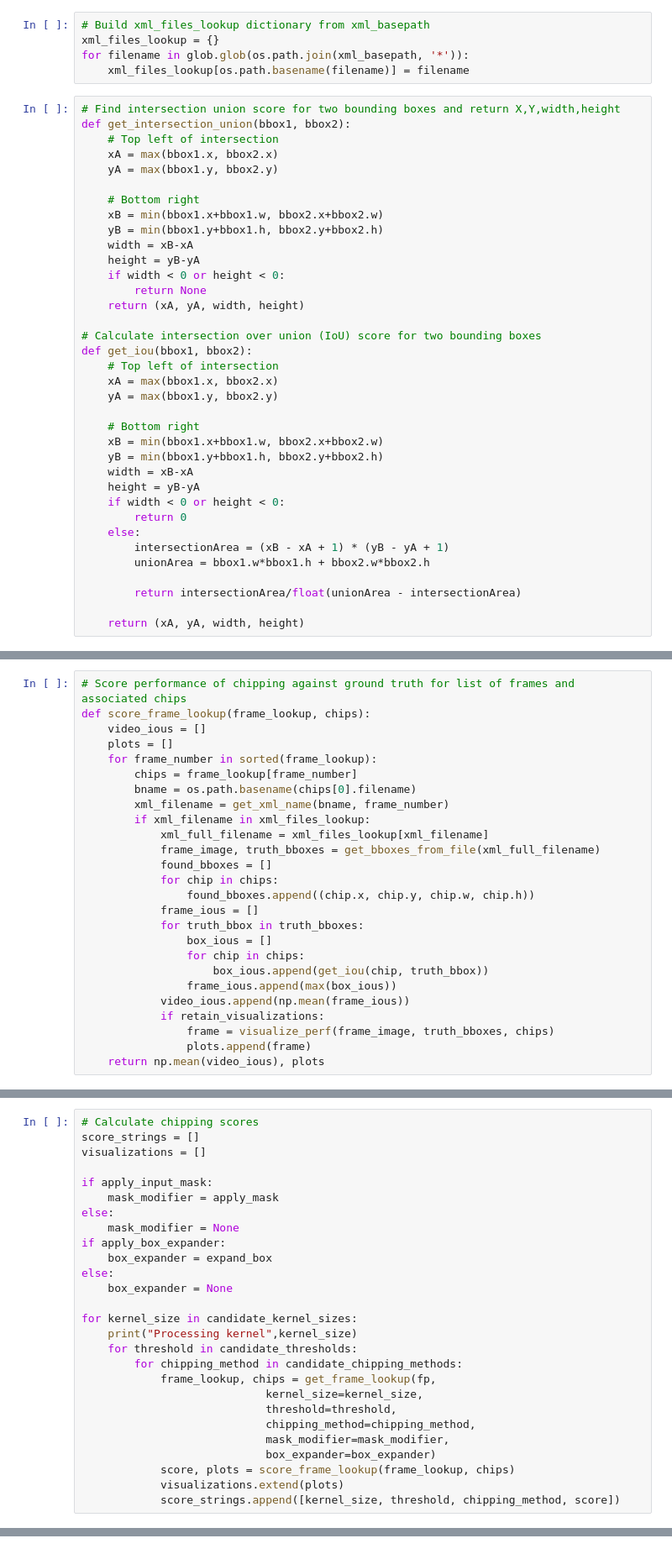
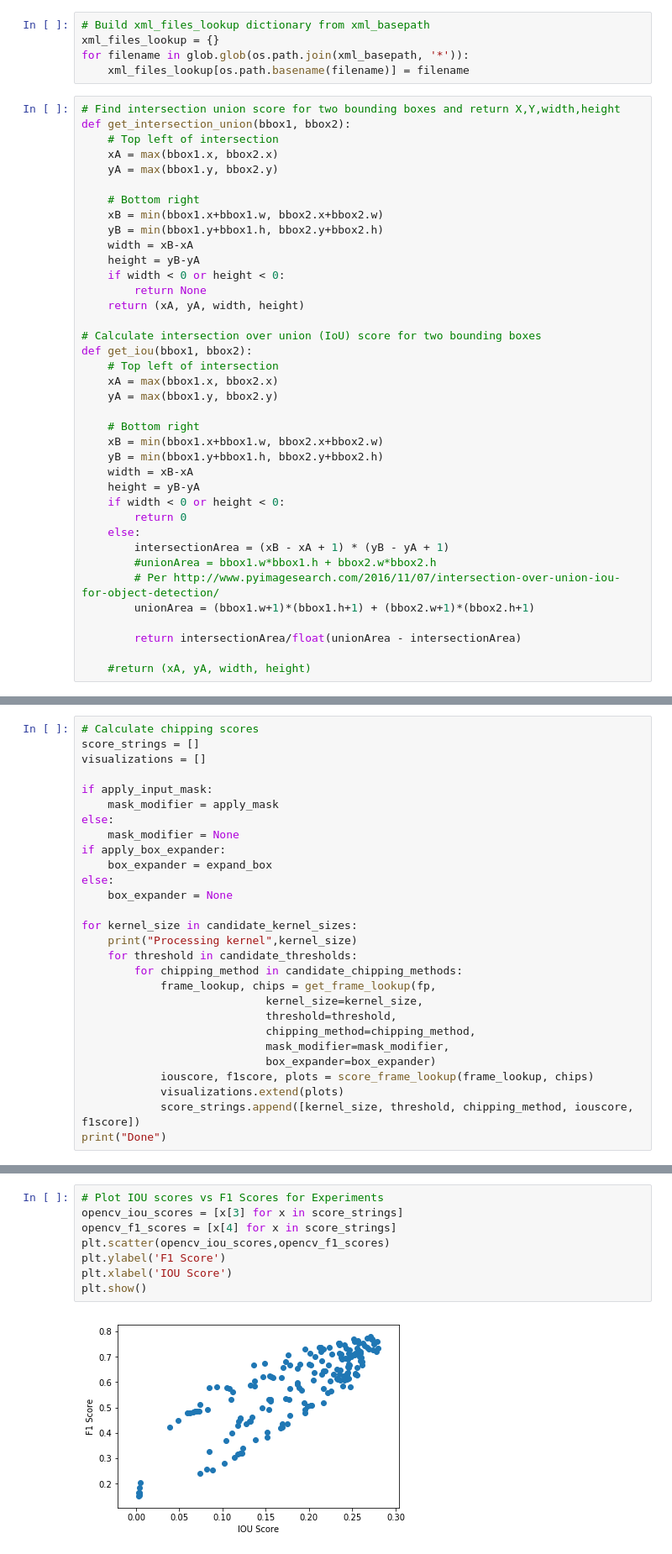
Before and after one commit to Lab41/pelops, a Jupyter notebook: pelops/analysis/ScoreChips.ipynb, the cells around one changed output, grey strips where cells are left out. Shown: that part at 84% size. Cells and saved outputs as stored; diff of their text form.

Commit message:
Updated ScoreChips IOU and F1 metric calculations

```diff
--- a/pelops/analysis/ScoreChips.ipynb
+++ b/pelops/analysis/ScoreChips.ipynb
@@ -200,11 +206,13 @@ def get_iou(bbox1, bbox2):
         return 0
     else:
         intersectionArea = (xB - xA + 1) * (yB - yA + 1)
-        unionArea = bbox1.w*bbox1.h + bbox2.w*bbox2.h
+        #unionArea = bbox1.w*bbox1.h + bbox2.w*bbox2.h
+        # Per http://www.pyimagesearch.com/2016/11/07/intersection-over-union-iou-for-object-detection/
+        unionArea = (bbox1.w+1)*(bbox1.h+1) + (bbox2.w+1)*(bbox2.h+1)
 
         return intersectionArea/float(unionArea - intersectionArea)
 
-    return (xA, yA, width, height)
+    #return (xA, yA, width, height)
 # %%
 # Visually plot performance of predicted bounding box and ground truth bounding box for filename
 def visualize_perf(filename, bboxes1, bboxes2):
@@ -224,27 +245 @@ def visualize_perf(filename, bboxes1, bboxes2):
     return frame
-# %%
-# Score performance of chipping against ground truth for list of frames and associated chips
-def score_frame_lookup(frame_lookup, chips):
-    video_ious = []
-    plots = []
-    for frame_number in sorted(frame_lookup):
-        chips = frame_lookup[frame_number]
-        bname = os.path.basename(chips[0].filename)
-        xml_filename = get_xml_name(bname, frame_number)
-        if xml_filename in xml_files_lookup:
-            xml_full_filename = xml_files_lookup[xml_filename]
-            frame_image, truth_bboxes = get_bboxes_from_file(xml_full_filename)
-            found_bboxes = []
-            for chip in chips:
-                found_bboxes.append((chip.x, chip.y, chip.w, chip.h))
-            frame_ious = []
-            for truth_bbox in truth_bboxes:
-                box_ious = []
-                for chip in chips:
-                    box_ious.append(get_iou(chip, truth_bbox))
-                frame_ious.append(max(box_ious))
-            video_ious.append(np.mean(frame_ious))
-            if retain_visualizations:
-                frame = visualize_perf(frame_image, truth_bboxes, chips)
-                plots.append(frame)
-    return np.mean(video_ious), plots
@@ -272,7 +341,8 @@ for kernel_size in candidate_kernel_sizes:
                             chipping_method=chipping_method,
                             mask_modifier=mask_modifier,
                             box_expander=box_expander)
-            score, plots = score_frame_lookup(frame_lookup, chips)
+            iouscore, f1score, plots = score_frame_lookup(frame_lookup, chips)
             visualizations.extend(plots)
-            score_strings.append([kernel_size, threshold, chipping_method, score])
+            score_strings.append([kernel_size, threshold, chipping_method, iouscore, f1score])
+print("Done")
 # %% [output]
@@ -350,0 +437,10 @@ Box Expander: False
+# %%
+# Plot IOU scores vs F1 Scores for Experiments
+opencv_iou_scores = [x[3] for x in score_strings]
+opencv_f1_scores = [x[4] for x in score_strings]
+plt.scatter(opencv_iou_scores,opencv_f1_scores)
+plt.ylabel('F1 Score')
+plt.xlabel('IOU Score')
+plt.show()
+# %% [output]
+[figure, added]
```
Also changed, not shown: parts of 11 cells of this notebook.
